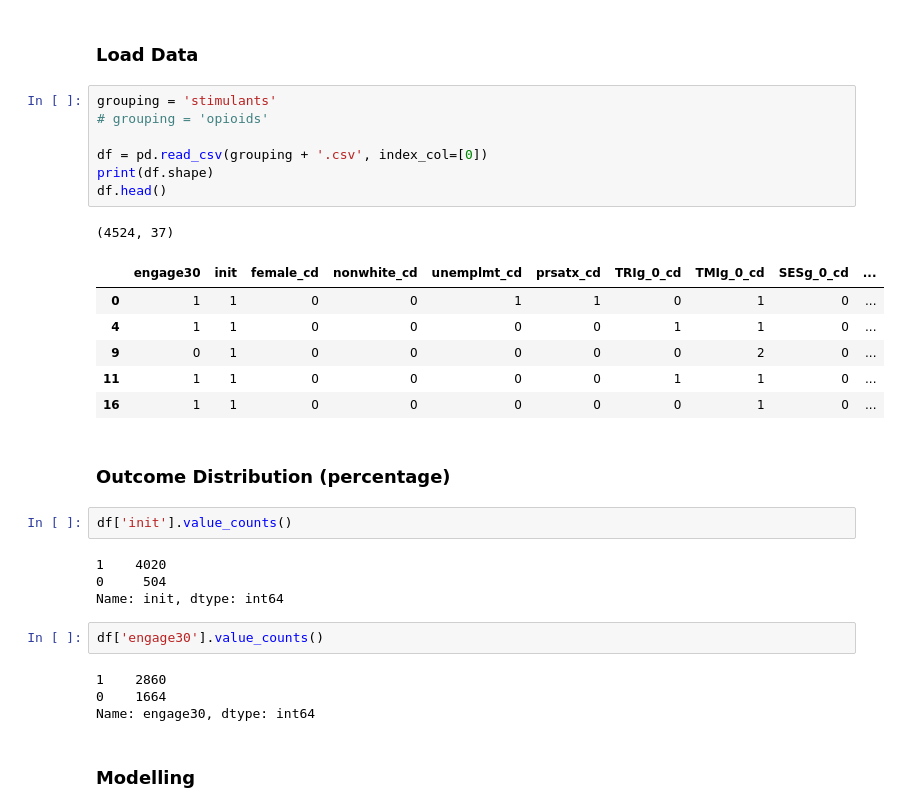
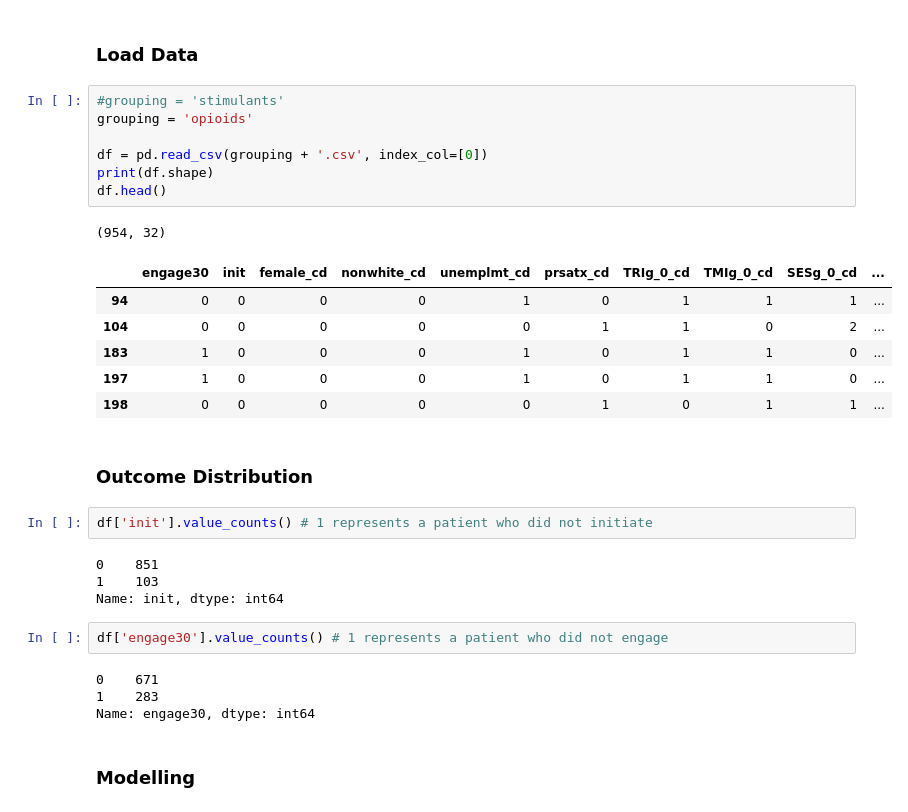
Before and after one commit to prathikr/Jordan-Prep, a Jupyter notebook: Jordan-Prep/mvp.ipynb, the cells around one changed output. Drawn from its saved outputs; the diff is of its cells as text.

```diff
--- a/Jordan-Prep/mvp.ipynb
+++ b/Jordan-Prep/mvp.ipynb
@@ -18,34 +18,34 @@ start_time = time.time()
 # %% [markdown]
 ### Load Data
 # %%
-grouping = 'stimulants'
-# grouping = 'opioids'
+#grouping = 'stimulants'
+grouping = 'opioids'
 
 df = pd.read_csv(grouping + '.csv', index_col=[0])
 print(df.shape)
 df.head()
 # %% [output]
-(4524, 37)
+(954, 32)
 |  | engage30 | init | female_cd | nonwhite_cd | unemplmt_cd | prsatx_cd | TRIg_0_cd | TMIg_0_cd | SESg_0_cd | ... |
-| 0 | 1 | 1 | 0 | 0 | 1 | 1 | 0 | 1 | 0 | ... |
-| 4 | 1 | 1 | 0 | 0 | 0 | 0 | 1 | 1 | 0 | ... |
-| 9 | 0 | 1 | 0 | 0 | 0 | 0 | 0 | 2 | 0 | ... |
-| 11 | 1 | 1 | 0 | 0 | 0 | 0 | 1 | 1 | 0 | ... |
-| 16 | 1 | 1 | 0 | 0 | 0 | 0 | 0 | 1 | 0 | ... |
+| 94 | 0 | 0 | 0 | 0 | 1 | 0 | 1 | 1 | 1 | ... |
+| 104 | 0 | 0 | 0 | 0 | 0 | 1 | 1 | 0 | 2 | ... |
+| 183 | 1 | 0 | 0 | 0 | 1 | 0 | 1 | 1 | 0 | ... |
+| 197 | 1 | 0 | 0 | 0 | 1 | 0 | 1 | 1 | 0 | ... |
+| 198 | 0 | 0 | 0 | 0 | 0 | 1 | 0 | 1 | 1 | ... |
 # %% [markdown]
-### Outcome Distribution (percentage)
+### Outcome Distribution
-# %%
-df['init'].value_counts()
-# %% [output]
-1    4020
-0     504
-Name: init, dtype: int64
-# %%
-df['engage30'].value_counts()
-# %% [output]
-1    2860
-0    1664
-Name: engage30, dtype: int64
+# %%
+df['init'].value_counts() # 1 represents a patient who did not initiate
+# %% [output]
+0    851
+1    103
+Name: init, dtype: int64
+# %%
+df['engage30'].value_counts() # 1 represents a patient who did not engage
+# %% [output]
+0    671
+1    283
+Name: engage30, dtype: int64
 # %% [markdown]
 ### Modelling
 # %%
```
Also changed, not shown: parts of 23 cells of this notebook, 3 other files.
